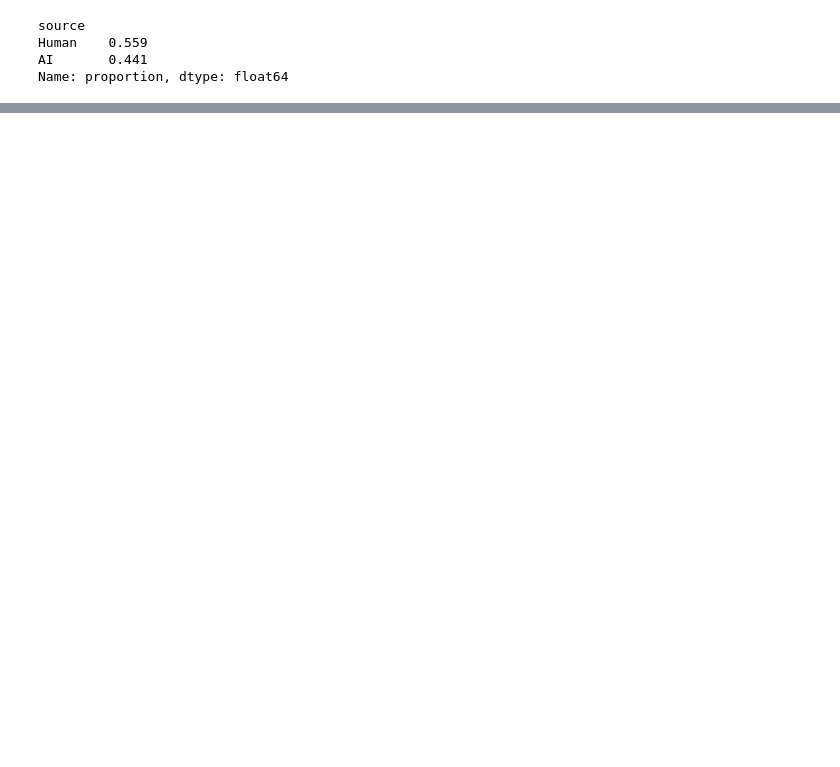
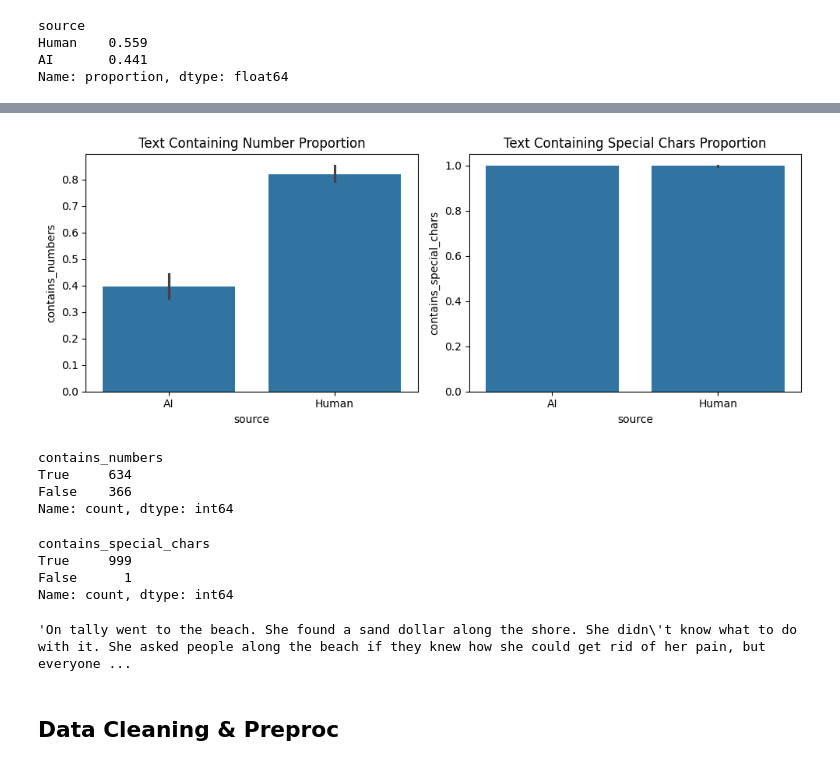
Before and after one commit to nghia95/fake-data-detector, a Jupyter notebook: notebooks/Halim_exploratory.ipynb, the cells around one changed output, grey strips where cells are left out. Saved outputs shown, nothing was run; the diff lists cells and outputs as text; code cells hidden in the pictures; blank space fills up the shorter version.

```diff
--- a/notebooks/Halim_exploratory.ipynb
+++ b/notebooks/Halim_exploratory.ipynb
@@ -76,0 +99,34 @@ df.head()
+# %%
+fig, axes = plt.subplots(1, 2, figsize=(10, 4))
+
+sns.barplot(x=df["source"], y=df["contains_numbers"], ax=axes[0])
+axes[0].set_title("Text Containing Number Proportion")
+
+sns.barplot(x=df["source"], y=df["contains_special_chars"], ax=axes[1])
+axes[1].set_title("Text Containing Special Chars Proportion")
+
+plt.tight_layout();
+# %% [output]
+[figure, added]
+# %%
+df["contains_numbers"].value_counts()
+# %% [output]
+contains_numbers
+True     634
+False    366
+Name: count, dtype: int64
+# %%
+df["contains_special_chars"].value_counts()
+# %% [output]
+contains_special_chars
+True     999
+False      1
+Name: count, dtype: int64
+# %%
+# checking one of the text that contains special chars
+
+df[df["contains_special_chars"] == True]["text"].iloc[4]
+# %% [output]
+'On tally went to the beach. She found a sand dollar along the shore. She didn\'t know what to do with it. She asked people along the beach if they knew how she could get rid of her pain, but everyone ...
+# %% [markdown]
+## Data Cleaning & Preproc
```
Also changed, not shown: parts of 16 cells of this notebook.
